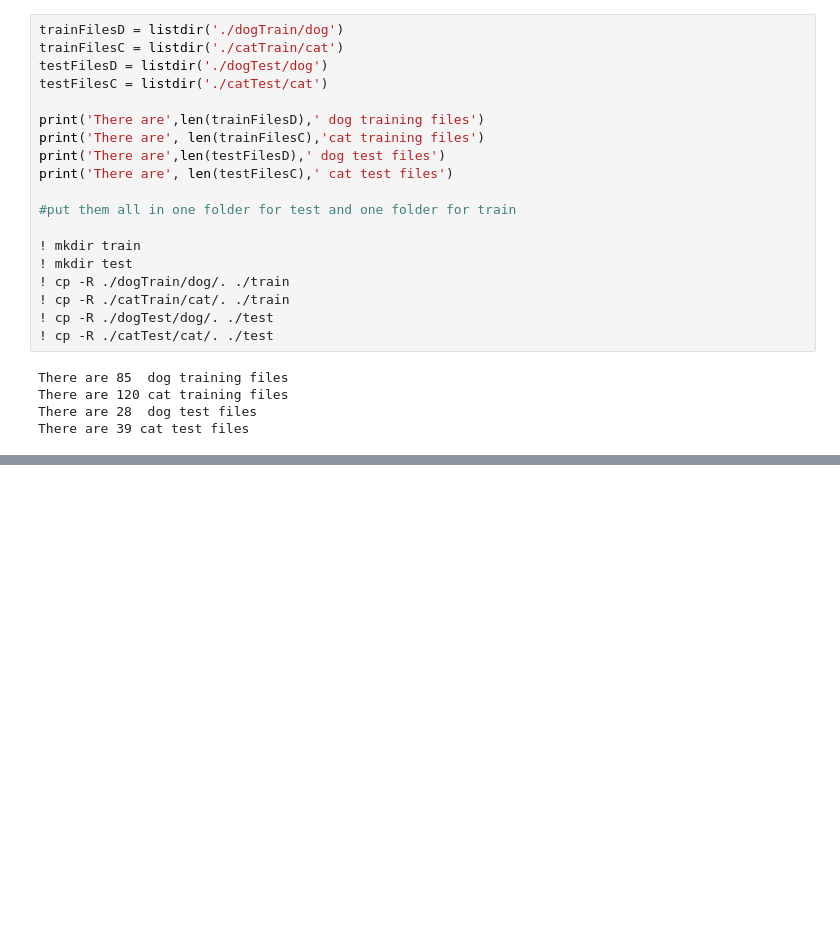
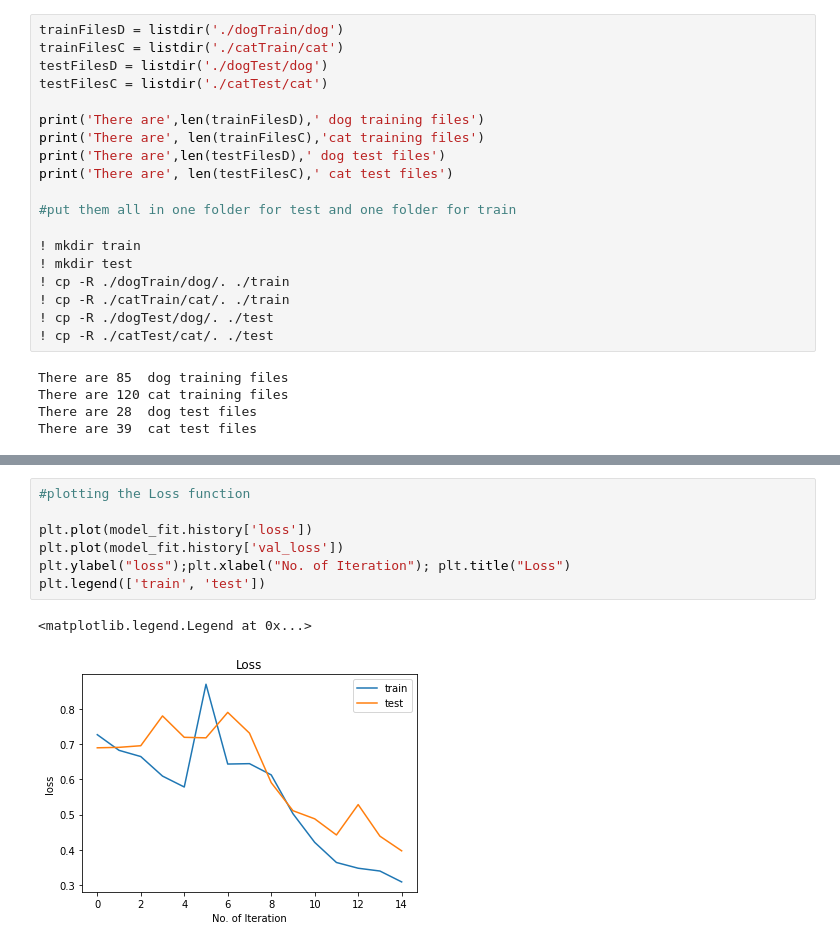
Before and after one commit to evan-person/AudioSignatureClassificationTutorial, a Jupyter notebook: AudioKerasTutorial.ipynb, the cells around one changed output, grey strips where cells are left out. Drawn from its saved outputs; the diff is of its cells as text; blank space fills up the shorter version.

```diff
--- a/AudioKerasTutorial.ipynb
+++ b/AudioKerasTutorial.ipynb
@@ -267,0 +301,10 @@ model.fit(featureMatrix,doubleColumnCatDog.T,batch_size = 10,nb_epoch = 10, verb
+# %%
+#plotting the Loss function
+
+plt.plot(model_fit.history['loss'])
+plt.plot(model_fit.history['val_loss'])
+plt.ylabel("loss");plt.xlabel("No. of Iteration"); plt.title("Loss")
+plt.legend(['train', 'test'])
+# %% [output]
+<matplotlib.legend.Legend at 0x...>
+[figure, added]
```
Also changed, not shown: parts of 46 cells of this notebook.
